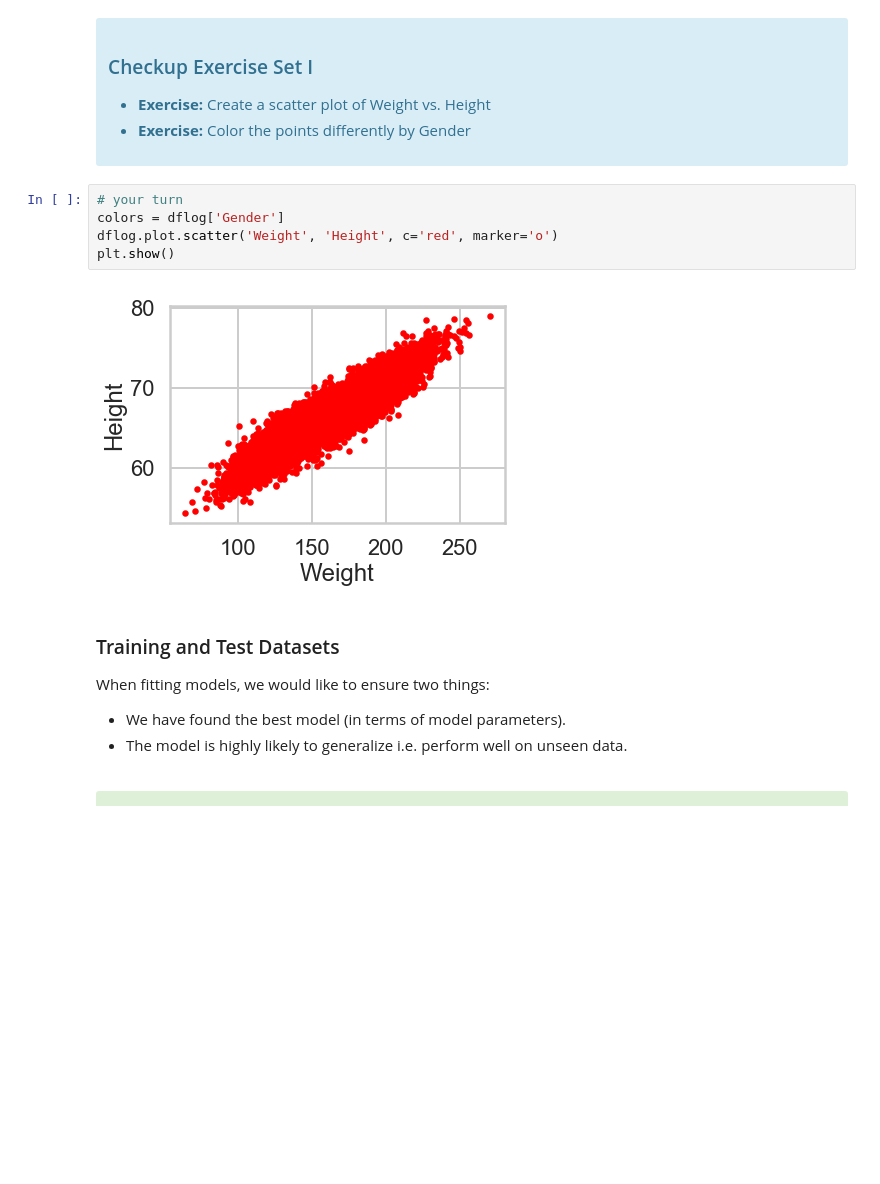
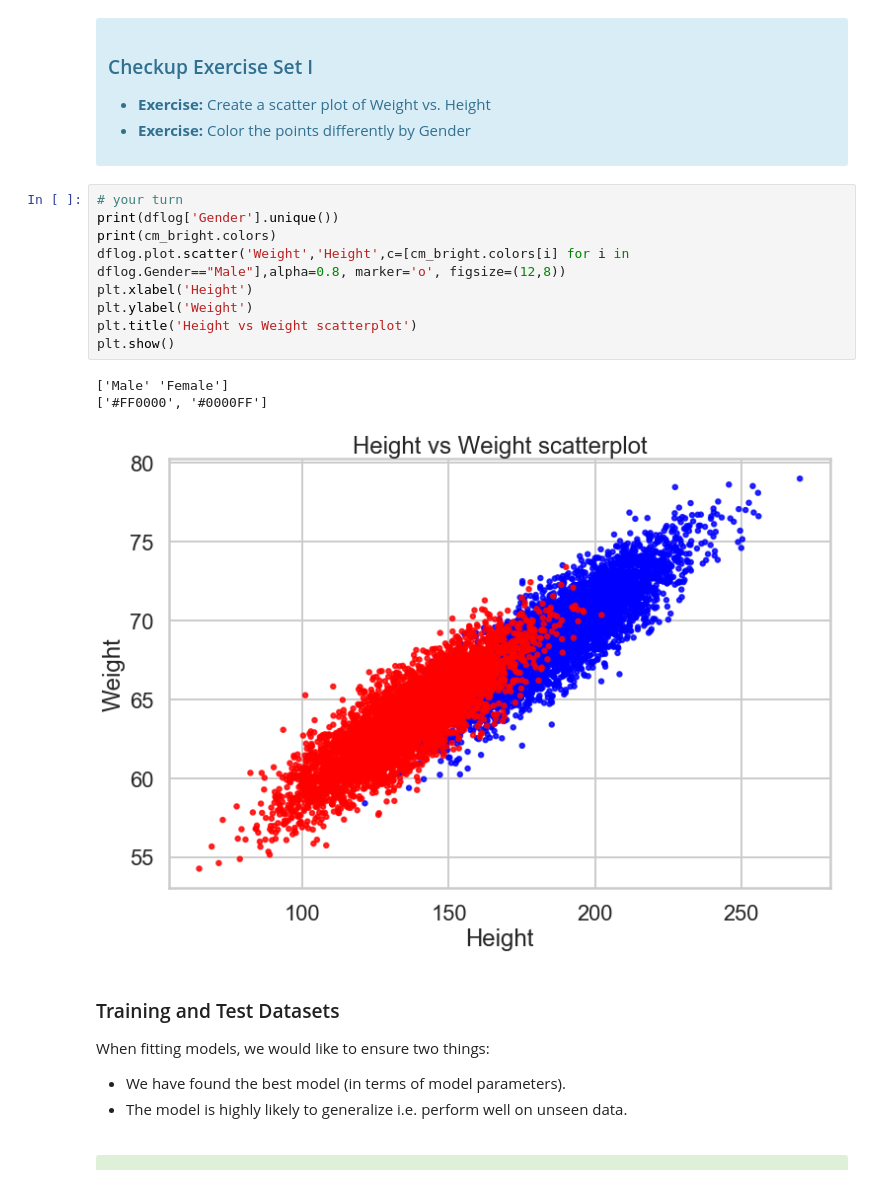
Before and after one commit to dzekem/Logistic-regression, a Jupyter notebook: Mini_Project_Logistic_Regression.ipynb, the cells around one changed output. Cells and saved outputs as stored; diff of their text form; blank space fills up the shorter version.

```diff
--- a/Mini_Project_Logistic_Regression.ipynb
+++ b/Mini_Project_Logistic_Regression.ipynb
@@ -122,11 +122,17 @@ with the "response" or "label" $y$ as a plain array of 0s and 1s for binary clas
 </div>
 # %%
 # your turn
-colors = dflog['Gender']
-dflog.plot.scatter('Weight', 'Height', c='red', marker='o')
+print(dflog['Gender'].unique())
+print(cm_bright.colors)
+dflog.plot.scatter('Weight','Height',c=[cm_bright.colors[i] for i in dflog.Gender=="Male"],alpha=0.8, marker='o', figsize=(12,8))
+plt.xlabel('Height')
+plt.ylabel('Weight')
+plt.title('Height vs Weight scatterplot')
 plt.show()
 # %% [output]
+['Male' 'Female']
+['#FF0000', '#0000FF']
-[figure, old version]
+[figure, new version]
 # %% [markdown]
 ### Training and Test Datasets
 
```
Also changed, not shown: parts of 10 cells of this notebook.
